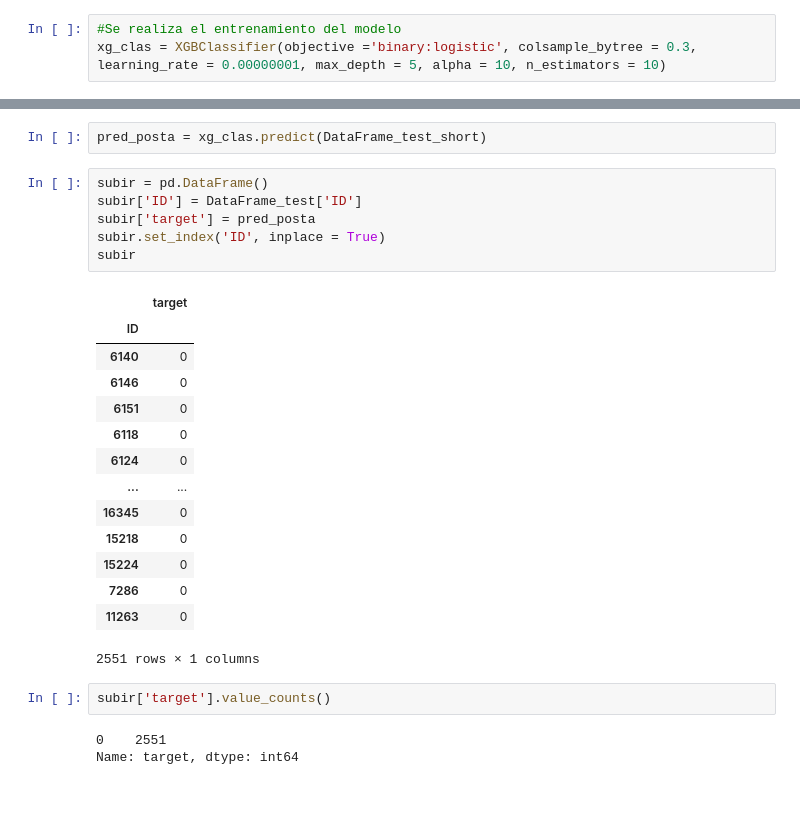
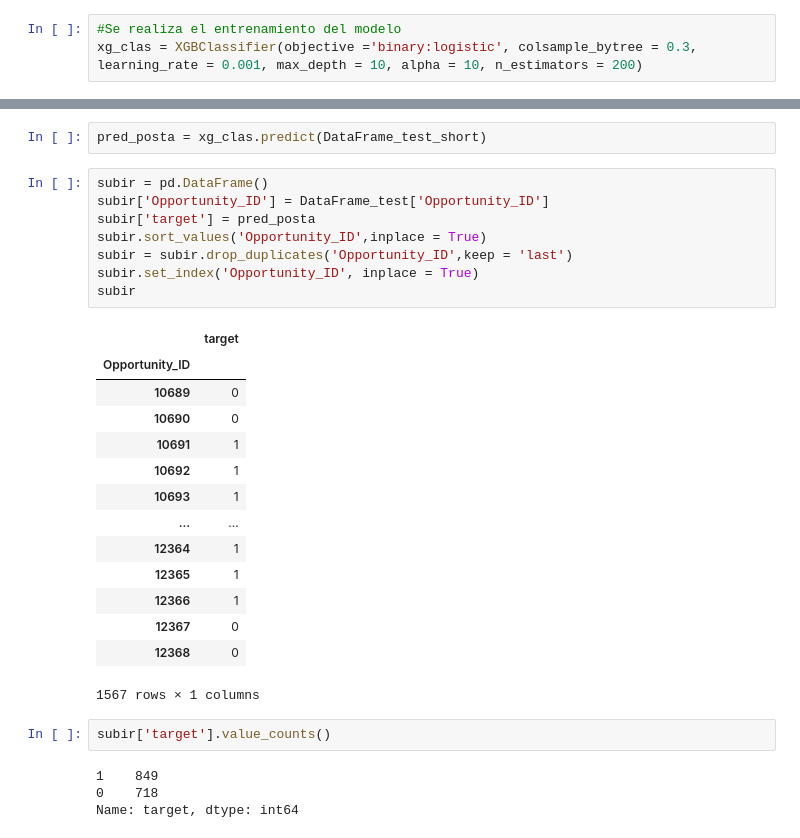
Before and after one commit to BautistaXifro/Machine-Learning-Datos, a Jupyter notebook: xgboost/Xgboost_de_clasificación_Tp2.ipynb, the cells around one changed output, grey strips where cells are left out. Drawn from its saved outputs; the diff is of its cells as text; blank space fills up the shorter version.

```diff
--- a/xgboost/Xgboost_de_clasificación_Tp2.ipynb
+++ b/xgboost/Xgboost_de_clasificación_Tp2.ipynb
@@ -236,7 +237,7 @@ X_Entrenamiento.shape, X_EntrenamientoTest.shape, Y_TestEntrenamiento.shape, Y_T
 ((13506, 6), (3377, 6), (13506,), (3377,))
 # %%
 #Se realiza el entrenamiento del modelo
-xg_clas = XGBClassifier(objective ='binary:logistic', colsample_bytree = 0.3, learning_rate = 0.00000001, max_depth = 5, alpha = 10, n_estimators = 10)
+xg_clas = XGBClassifier(objective ='binary:logistic', colsample_bytree = 0.3, learning_rate = 0.001, max_depth = 10, alpha = 10, n_estimators = 200)
 # %%
 xg_clas.fit(X_Entrenamiento,Y_TestEntrenamiento)
 # %% [output]
@@ -336,27 +389,30 @@ DataFrame_test_short.head()
 pred_posta = xg_clas.predict(DataFrame_test_short)
 # %%
 subir = pd.DataFrame()
-subir['ID'] = DataFrame_test['ID']
+subir['Opportunity_ID'] = DataFrame_test['Opportunity_ID']
 subir['target'] = pred_posta
-subir.set_index('ID', inplace = True)
+subir.sort_values('Opportunity_ID',inplace = True)
+subir = subir.drop_duplicates('Opportunity_ID',keep = 'last')
+subir.set_index('Opportunity_ID', inplace = True)
 subir
 # %% [output]
 |  | target |
-| ID |  |
-| 6140 | 0 |
-| 6146 | 0 |
-| 6151 | 0 |
-| 6118 | 0 |
-| 6124 | 0 |
+| Opportunity_ID |  |
+| 10689 | 0 |
+| 10690 | 0 |
+| 10691 | 1 |
+| 10692 | 1 |
+| 10693 | 1 |
 | ... | ... |
-| 16345 | 0 |
-| 15218 | 0 |
-| 15224 | 0 |
-| 7286 | 0 |
-| 11263 | 0 |
+| 12364 | 1 |
+| 12365 | 1 |
+| 12366 | 1 |
+| 12367 | 0 |
+| 12368 | 0 |
-2551 rows × 1 columns
+1567 rows × 1 columns
 # %%
 subir['target'].value_counts()
 # %% [output]
-0    2551
+1    849
+0    718
 Name: target, dtype: int64
```
Also changed, not shown: parts of 19 cells of this notebook.
